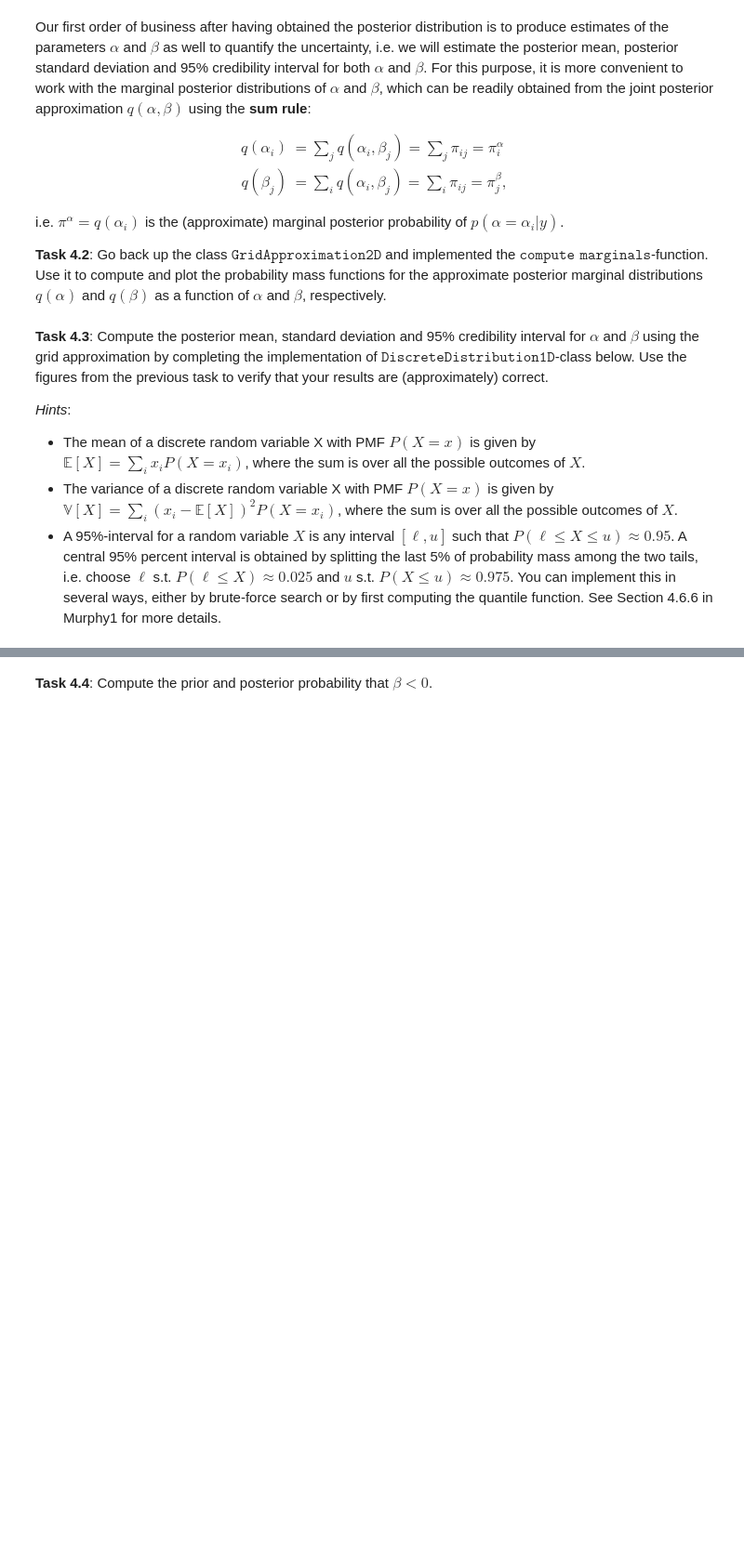
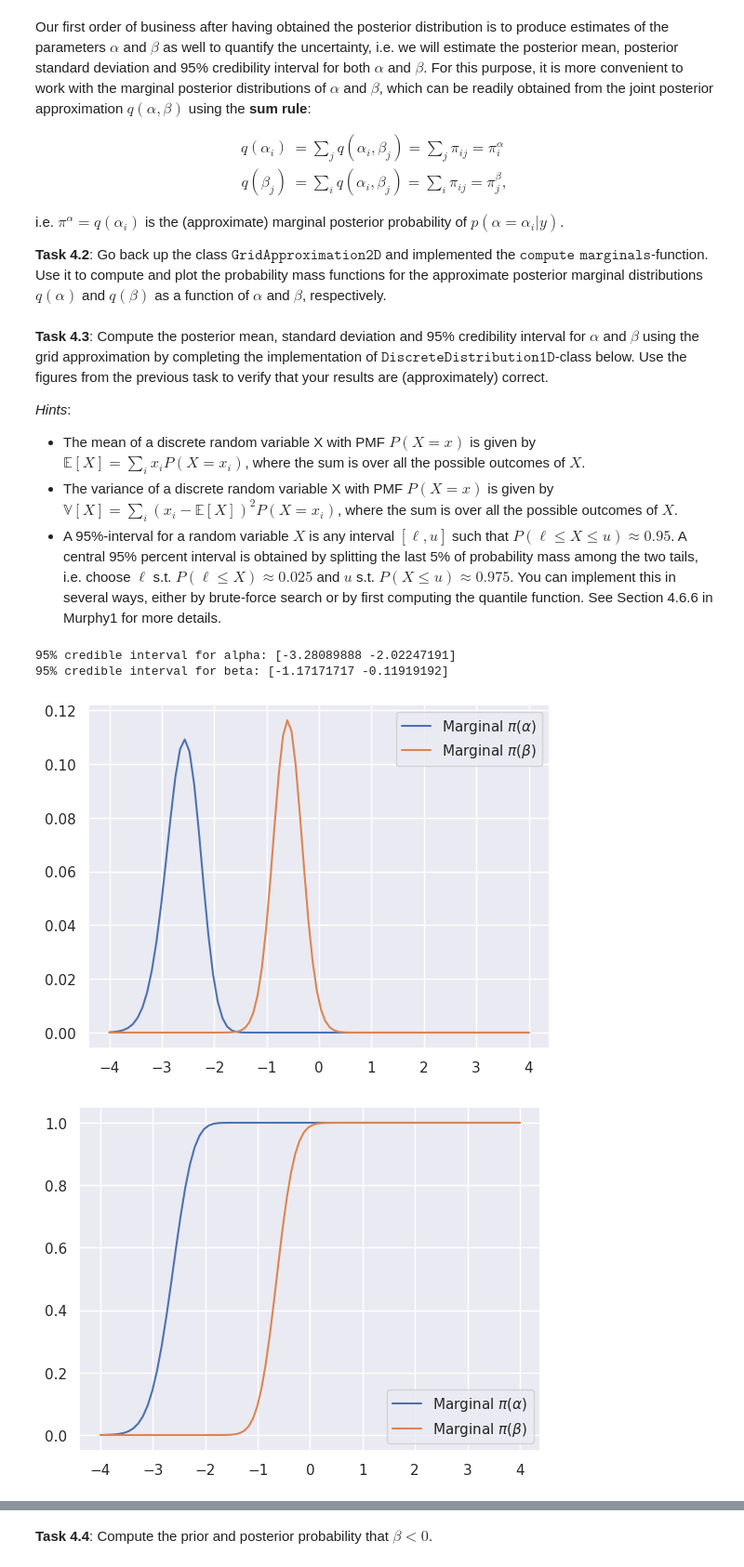
Before and after one commit to nielsenchristianole/bayesian_ml_notes, a Jupyter notebook: excercises/week_02/ex2_handout.ipynb, the cells around one changed output, grey strips where cells are left out. Shown at 93% size. Saved outputs shown, nothing was run; the diff lists cells and outputs as text; code cells hidden in the pictures; blank space fills up the shorter version.

```diff
--- a/excercises/week_02/ex2_handout.ipynb
+++ b/excercises/week_02/ex2_handout.ipynb
@@ -473,4 +506,31 @@ i.e. $\pi^{\alpha} = q(\alpha_i)$ is the (approximate) marginal posterior probab
 - The mean of a discrete random variable X with PMF $P(X = x)$ is given by $\mathbb{E}\left[X\right] = \sum_{i} x_i P(X = x_i)$, where the sum is over all the possible outcomes of $X$.
 - The variance of a discrete random variable X with PMF $P(X = x)$ is given by $\mathbb{V}\left[X\right] = \sum_{i} \left(x_i - \mathbb{E}\left[X\right]\right)^2 P(X = x_i)$, where the sum is over all the possible outcomes of $X$.
 - A 95%-interval for a random variable $X$ is any interval $\left[\ell, u\right]$ such that $P(\ell \leq X \leq  u) \approx 0.95$. A central 95% percent interval is obtained by splitting the last 5\% of probability mass among the two tails, i.e. choose $\ell$ s.t. $P(\ell \leq X) \approx 0.025$ and $u$ s.t. $P(X\leq u) \approx 0.975$.  You can implement this in several ways, either by brute-force search or by first computing the quantile function. See Section 4.6.6 in Murphy1 for more details.
+# %%
+alpha_pdf = post_approx.pi_alpha
+beta_pdf = post_approx.pi_beta
+
+alpha_cdf = np.cumsum(alpha_pdf)
+beta_cdf = np.cumsum(beta_pdf)
+
+# 95% credible interval
+alpha_samples, beta_samples = post_approx.sample(1000)
+alpha_int, beta_int = np.percentile(alpha_samples, [2.5, 97.5]), np.percentile(beta_samples, [2.5, 97.5])
+print(f"95% credible interval for alpha: {alpha_int}")
+print(f"95% credible interval for beta: {beta_int}")
+
+plt.plot(alphas, alpha_pdf, label='Marginal $\\pi(\\alpha)$')
+plt.plot(betas, beta_pdf, label='Marginal $\\pi(\\beta)$')
+plt.legend()
+plt.show()
+
+plt.plot(alphas, alpha_cdf, label='Marginal $\\pi(\\alpha)$')
+plt.plot(betas, beta_cdf, label='Marginal $\\pi(\\beta)$')
+plt.legend()
+plt.show()
+# %% [output]
+95% credible interval for alpha: [-3.28089888 -2.02247191]
+95% credible interval for beta: [-1.17171717 -0.11919192]
+[figure, added]
+[figure, added]
 # %%
```
Also changed, not shown: parts of 9 cells of this notebook.
